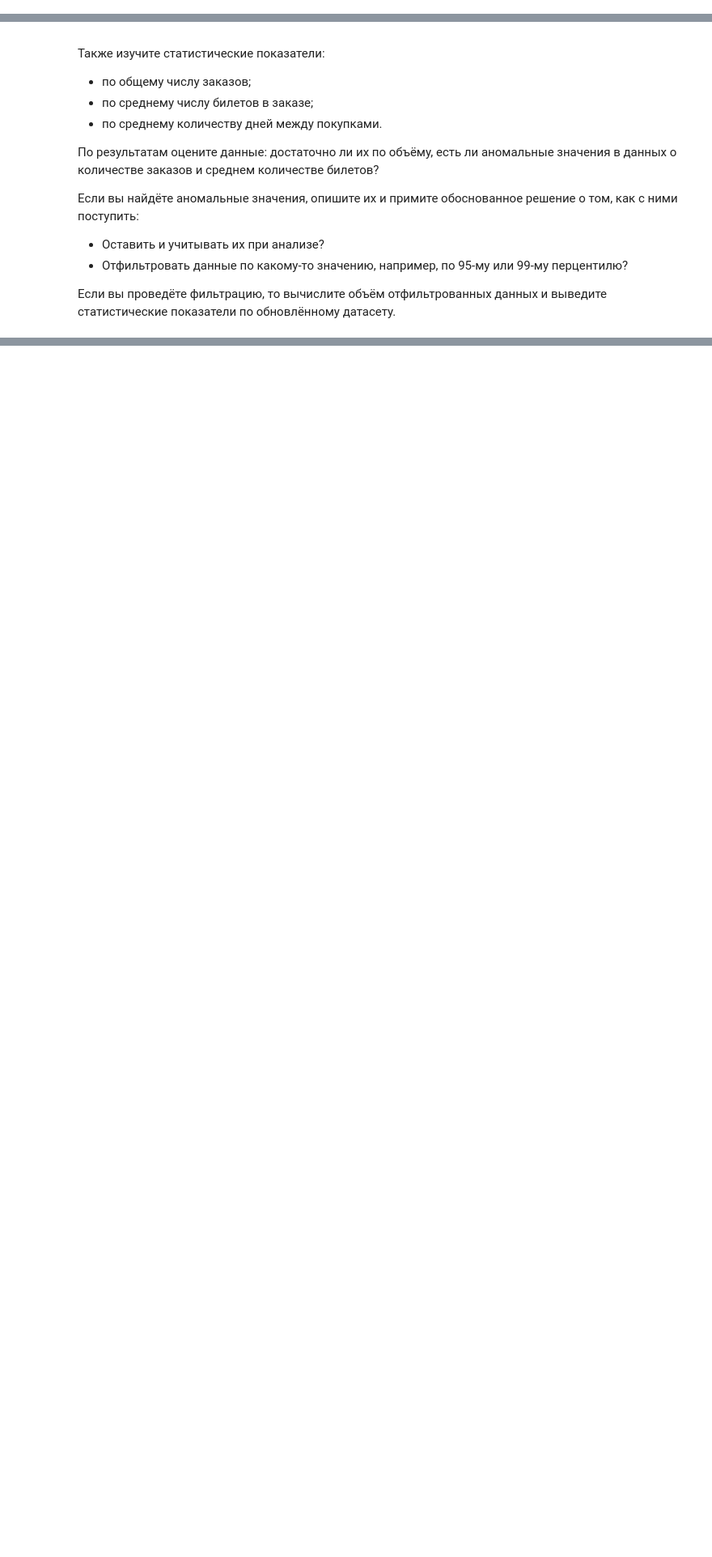
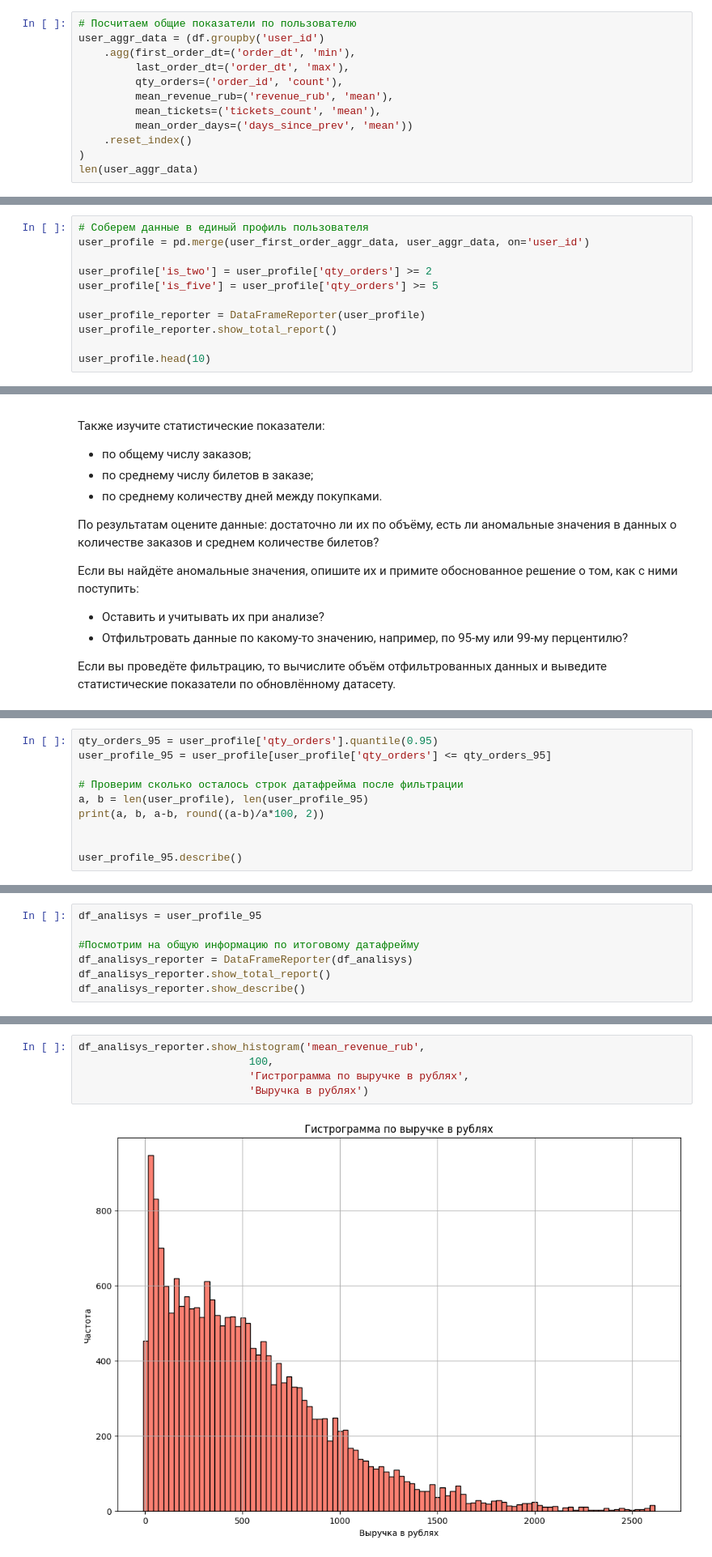
Before and after one commit to mrromanivanov/afisha_yandex_analysis, a Jupyter notebook: afisha_Ivanov_Roman.ipynb, the cells around one changed output, grey strips where cells are left out. Shown at 81% size. Saved outputs shown, nothing was run; the diff lists cells and outputs as text; blank space fills up the shorter version.

Commit message:
Сделать профиль клиента

```diff
--- a/afisha_Ivanov_Roman.ipynb
+++ b/afisha_Ivanov_Roman.ipynb
@@ -668,0 +676,12 @@ Data columns (total 15 columns):
+# %%
+# Посчитаем общие показатели по пользователю
+user_aggr_data = (df.groupby('user_id')
+    .agg(first_order_dt=('order_dt', 'min'),
+         last_order_dt=('order_dt', 'max'),
+         qty_orders=('order_id', 'count'),
+         mean_revenue_rub=('revenue_rub', 'mean'),
+         mean_tickets=('tickets_count', 'mean'),
+         mean_order_days=('days_since_prev', 'mean'))
+    .reset_index()
+)
+len(user_aggr_data)
@@ -668,0 +709,11 @@ Data columns (total 15 columns):
+# %%
+# Соберем данные в единый профиль пользователя
+user_profile = pd.merge(user_first_order_aggr_data, user_aggr_data, on='user_id')
+
+user_profile['is_two'] = user_profile['qty_orders'] >= 2
+user_profile['is_five'] = user_profile['qty_orders'] >= 5
+
+user_profile_reporter = DataFrameReporter(user_profile)
+user_profile_reporter.show_total_report()
+
+user_profile.head(10)
@@ -694,0 +843,10 @@ Data columns (total 15 columns):
+# %%
+qty_orders_95 = user_profile['qty_orders'].quantile(0.95)
+user_profile_95 = user_profile[user_profile['qty_orders'] <= qty_orders_95]
+
+# Проверим сколько осталось строк датафрейма после фильтрации
+a, b = len(user_profile), len(user_profile_95)
+print(a, b, a-b, round((a-b)/a*100, 2))
+
+
+user_profile_95.describe()
@@ -694,0 +868,7 @@ Data columns (total 15 columns):
+# %%
+df_analisys = user_profile_95
+
+#Посмотрим на общую информацию по итоговому датафрейму
+df_analisys_reporter = DataFrameReporter(df_analisys)
+df_analisys_reporter.show_total_report()
+df_analisys_reporter.show_describe()
@@ -694,0 +893,7 @@ Data columns (total 15 columns):
+# %%
+df_analisys_reporter.show_histogram('mean_revenue_rub',
+                           100,
+                           'Гистрограмма по выручке в рублях',
+                           'Выручка в рублях')
+# %% [output]
+[figure, added]
```
Also changed, not shown: parts of 28 cells of this notebook.
